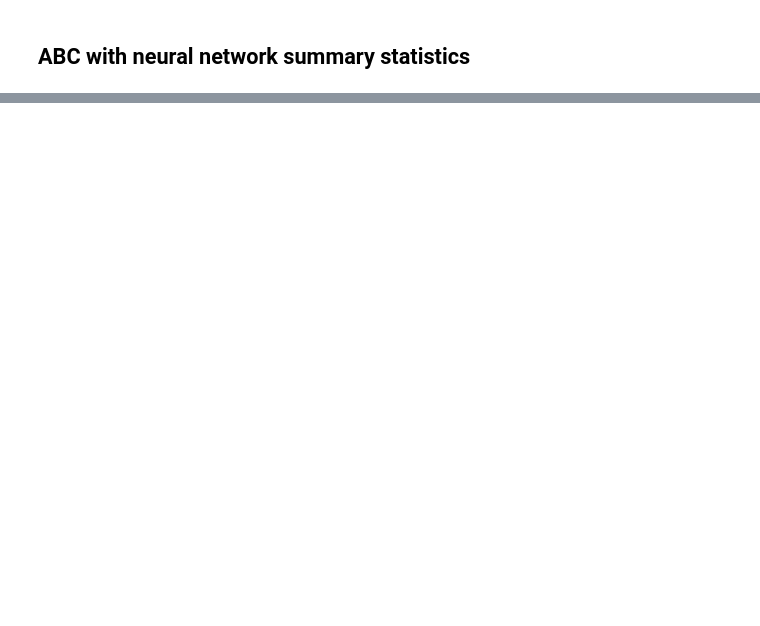
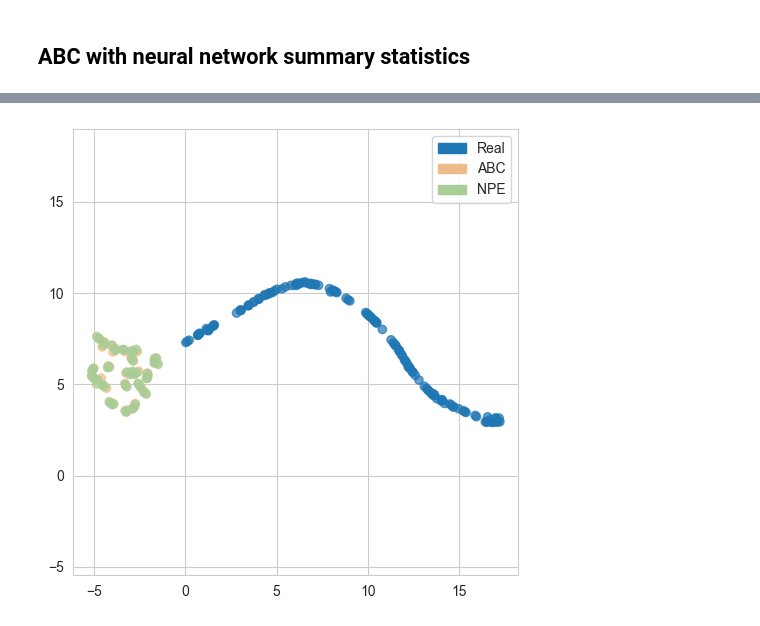
Before and after one commit to arrjon/CellMigration, a Jupyter notebook: learned_summaries/cell_migration_pyabc.ipynb, the cells around one changed output, grey strips where cells are left out. Cells and saved outputs as stored; diff of their text form; code cells hidden in the pictures; blank space fills up the shorter version.

Commit message:
paper ready figures

```diff
--- a/learned_summaries/cell_migration_pyabc.ipynb
+++ b/learned_summaries/cell_migration_pyabc.ipynb
@@ -347,3 +242,0 @@ plt.show()
-# %%
-abc_df, abc_w = history.get_distribution()
-abc_posterior_samples = pyabc.resample(abc_df[limits.keys()].values, abc_w, n=1000)
@@ -375,7 +259,7 @@ print('Mean and std of parameters:', p_mean, p_std)
 # use trained neural net as summary statistics
 def make_sumstat_dict_nn(data: Union[dict, np.ndarray], use_npe_summaries: bool = True) -> dict:
     if use_npe_summaries:
-        model_id = 5  # todo: best network for NPE summaries
+        model_id = 2
     else:
         model_id = 10
     if isinstance(data, dict):
@@ -857,0 +692,14 @@ compute_latent_error(test_sim, posterior_sim_nn_abc), compute_latent_error(test_
+# %%
+# get posterior samples
+posterior_samples = {}
+for hist, name in zip([history_npe_real], ['abc_npe']):
+    if hist is None:
+        posterior_samples[name] = None
+        continue
+    abc_df, abc_w = hist.get_distribution()
+    posterior_samples[name] = pyabc.resample(abc_df[limits.keys()].values, abc_w, n=1000)
+
+# add bayesflow posterior samples
+posterior_samples['npe'] = bayesflow_posterior_samples = np.load(
+        f'abc_results_real/posterior_samples_npe.npy'
+)
@@ -857,0 +827,36 @@ compute_latent_error(test_sim, posterior_sim_nn_abc), compute_latent_error(test_
+# %%
+all_trajec = np.concatenate((
+    real_sim[0],
+    posterior_simulations['abc_npe'][0],
+    posterior_simulations['npe'][0]),
+    axis=0)
+all_trajec = np.concatenate([all_trajec[..., 0], all_trajec[..., 1]], axis=1)
+all_trajec[np.isnan(all_trajec)] = -1
+
+color_code = np.concatenate([
+    np.zeros(real_sim[0].shape[0]),
+    np.ones(posterior_simulations['abc_npe'][0].shape[0]),
+    np.ones(posterior_simulations['npe'][0].shape[0])*2
+])
+
+# make a umap plot
+colors_umap = ['#1f77b4', labels_colors['abc_npe'][1], labels_colors['npe'][1]]
+reducer = umap.UMAP(random_state=42, n_jobs=1)
+embedding = reducer.fit_transform(all_trajec)
+
+plt.figure(tight_layout=True, figsize=(5, 5))
+plt.scatter(
+    embedding[:, 0],
+    embedding[:, 1],
+    c=[colors_umap[int(i)] for i in color_code],
+    alpha=0.7,
+)
+plt.gca().set_aspect('equal', 'datalim')
+patches = [Patch(color=colors_umap[i], label=f'{["Real", "ABC", "NPE"][i]}')
+           for i in range(len(colors_umap))]
+plt.legend(handles=patches)
+#plt.title('UMAP Trajectory Projection')
+plt.savefig(os.path.join(gp, f'{results_path}/umap_trajectory.png'))
+plt.show()
+# %% [output]
+[figure, added]
```
Also changed, not shown: parts of 55 cells of this notebook, 21 other files.
